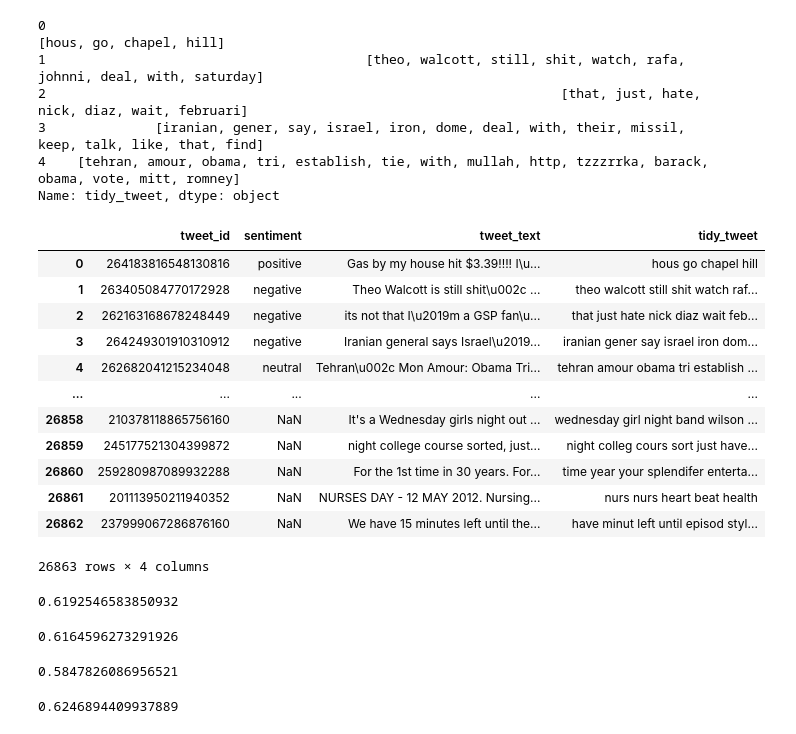
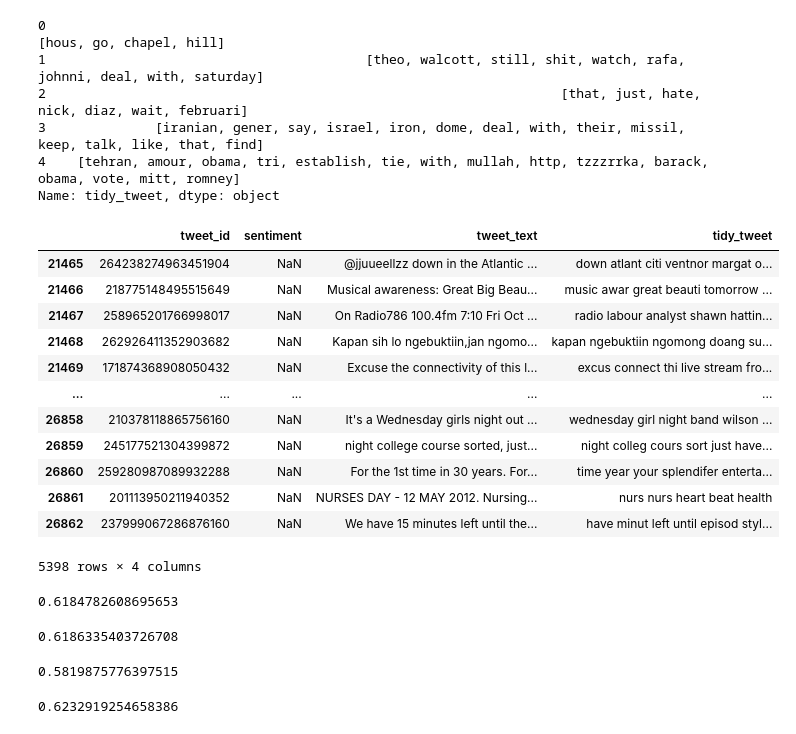
Before and after one commit to sonal-jharkharia/Twitter_Sentiment_Analysis, a Jupyter notebook: Twitter_Sentiment_Classification_Model.ipynb, the cells around one changed output. Cells and saved outputs as stored; diff of their text form; code cells hidden in the pictures.

```diff
--- a/Twitter_Sentiment_Classification_Model.ipynb
+++ b/Twitter_Sentiment_Classification_Model.ipynb
@@ -404,22 +459,22 @@ tokenized_tweet[:5]
 3              [iranian, gener, say, israel, iron, dome, deal, with, their, missil, keep, talk, like, that, find]
 4    [tehran, amour, obama, tri, establish, tie, with, mullah, http, tzzzrrka, barack, obama, vote, mitt, romney]
 Name: tidy_tweet, dtype: object
-# %%
-combi
-# %% [output]
-|  | tweet_id | sentiment | tweet_text | tidy_tweet |
-| 0 | 264183816548130816 | positive | Gas by my house hit $3.39!!!! I\u... | hous go chapel hill |
-| 1 | 263405084770172928 | negative | Theo Walcott is still shit\u002c ... | theo walcott still shit watch raf... |
-| 2 | 262163168678248449 | negative | its not that I\u2019m a GSP fan\u... | that just hate nick diaz wait feb... |
-| 3 | 264249301910310912 | negative | Iranian general says Israel\u2019... | iranian gener say israel iron dom... |
-| 4 | 262682041215234048 | neutral | Tehran\u002c Mon Amour: Obama Tri... | tehran amour obama tri establish ... |
-| ... | ... | ... | ... | ... |
-| 26858 | 210378118865756160 | NaN | It's a Wednesday girls night out ... | wednesday girl night band wilson ... |
-| 26859 | 245177521304399872 | NaN | night college course sorted, just... | night colleg cours sort just have... |
-| 26860 | 259280987089932288 | NaN | For the 1st time in 30 years. For... | time year your splendifer enterta... |
-| 26861 | 201113950211940352 | NaN | NURSES DAY - 12 MAY 2012. Nursing... | nurs nurs heart beat health |
-| 26862 | 237999067286876160 | NaN | We have 15 minutes left until the... | have minut left until episod styl... |
-26863 rows × 4 columns
+# %%
+test_split
+# %% [output]
+|  | tweet_id | sentiment | tweet_text | tidy_tweet |
+| 21465 | 264238274963451904 | NaN | @jjuueellzz down in the Atlantic ... | down atlant citi ventnor margat o... |
+| 21466 | 218775148495515649 | NaN | Musical awareness: Great Big Beau... | music awar great beauti tomorrow ... |
+| 21467 | 258965201766998017 | NaN | On Radio786 100.4fm 7:10 Fri Oct ... | radio labour analyst shawn hattin... |
+| 21468 | 262926411352903682 | NaN | Kapan sih lo ngebuktiin,jan ngomo... | kapan ngebuktiin ngomong doang su... |
+| 21469 | 171874368908050432 | NaN | Excuse the connectivity of this l... | excus connect thi live stream fro... |
+| ... | ... | ... | ... | ... |
+| 26858 | 210378118865756160 | NaN | It's a Wednesday girls night out ... | wednesday girl night band wilson ... |
+| 26859 | 245177521304399872 | NaN | night college course sorted, just... | night colleg cours sort just have... |
+| 26860 | 259280987089932288 | NaN | For the 1st time in 30 years. For... | time year your splendifer enterta... |
+| 26861 | 201113950211940352 | NaN | NURSES DAY - 12 MAY 2012. Nursing... | nurs nurs heart beat health |
+| 26862 | 237999067286876160 | NaN | We have 15 minutes left until the... | have minut left until episod styl... |
+5398 rows × 4 columns
 # %%
 from sklearn.linear_model import LogisticRegression
 from sklearn.model_selection import train_test_split
@@ -450,38 +506,40 @@ xtrain_w2v = train_w2v.iloc[ytrain.index,:]
 xvalid_w2v = train_w2v.iloc[yvalid.index,:]
 # %%
 # Logistic Regression with max-iter increased to accomodate 'lbfgs' solver
-lreg = LogisticRegression(max_iter=1000)
+lreg_bow = LogisticRegression(max_iter=1000)
 # training the model using bow feature with logistic regression
-lreg.fit(xtrain_bow, ytrain)
+lreg_bow.fit(xtrain_bow, ytrain)
 # predicting on the validation set
-prediction = lreg.predict(xvalid_bow)
+prediction = lreg_bow.predict(xvalid_bow)
 f1_score(yvalid, prediction, average='micro')
 # %% [output]
-0.6192546583850932
+0.6184782608695653
 # %%
 # training the model using tfidf feature with logistic regression
-lreg.fit(xtrain_tfidf, ytrain)
+lreg_tfidf = LogisticRegression(max_iter=1000)
+lreg_tfidf.fit(xtrain_tfidf, ytrain)
 # predicting on the validation set
-prediction = lreg.predict(xvalid_tfidf)
+prediction = lreg_tfidf.predict(xvalid_tfidf)
 f1_score(yvalid, prediction, average='micro')
 # %% [output]
-0.6164596273291926
+0.6186335403726708
 # %%
 # training the model using word2vec feature with logistic regression
-lreg.fit(xtrain_w2v, ytrain)
+lreg_w2v = LogisticRegression(max_iter=1000)
+lreg_w2v.fit(xtrain_w2v, ytrain)
 # predicting on the validation set
-prediction = lreg.predict(xvalid_w2v)
+prediction = lreg_w2v.predict(xvalid_w2v)
 f1_score(yvalid, prediction, average='micro')
 # %% [output]
-0.5847826086956521
+0.5819875776397515
 # %%
 # Import for Support Vector Machine
 from sklearn import svm
 # %%
 # training the model using bow feature with Support Vector Machine
-svc = svm.SVC(kernel='linear', C=1, probability=True).fit(xtrain_bow, ytrain)
+svc_bow = svm.SVC(kernel='linear', C=1, probability=True).fit(xtrain_bow, ytrain)
 # predicting on the validation set
-prediction = svc.predict(xvalid_bow)
+prediction = svc_bow.predict(xvalid_bow)
 f1_score(yvalid, prediction, average='micro')
 # %% [output]
-0.6246894409937889
+0.6232919254658386
```
Also changed, not shown: parts of 40 cells of this notebook.
